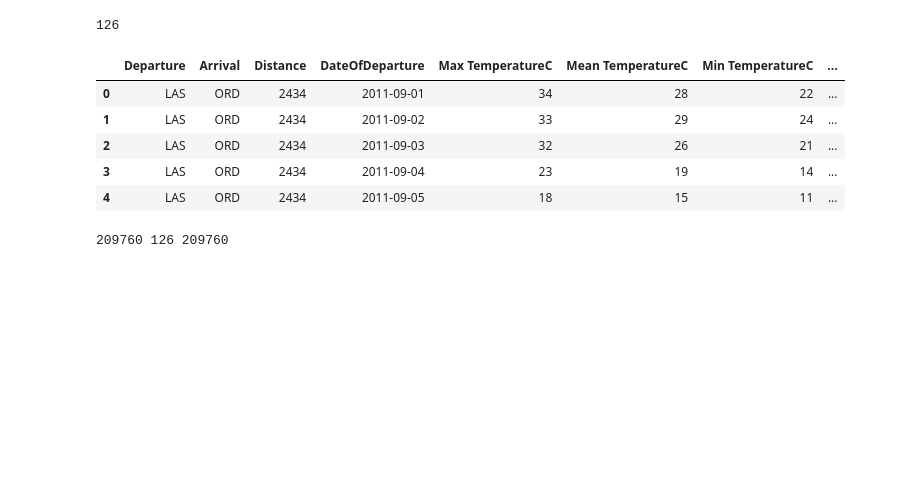
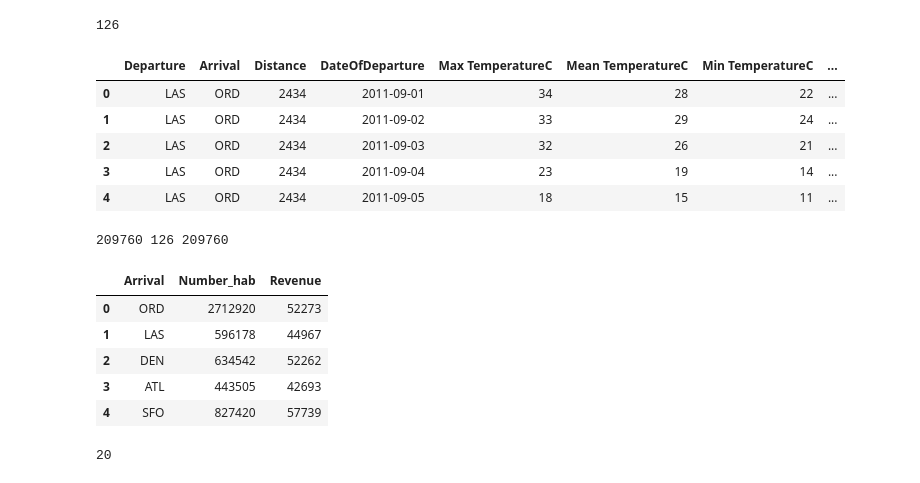
Before and after one commit to AdrienToulouse/Predicting_air_traffic, a Jupyter notebook: External_data.ipynb, the cells around one changed output. Saved outputs shown, nothing was run; the diff lists cells and outputs as text; code cells hidden in the pictures; blank space fills up the shorter version.

```diff
--- a/External_data.ipynb
+++ b/External_data.ipynb
@@ -117,0 +141,15 @@ X_ext.isnull().sum()
+# %%
+X_hab = pd.read_csv('submissions/external_data/hab_rev.csv', sep=';')
+
+X_hab.head()
+# %% [output]
+|  | Arrival | Number_hab | Revenue |
+| 0 | ORD | 2712920 | 52273 |
+| 1 | LAS | 596178 | 44967 |
+| 2 | DEN | 634542 | 52262 |
+| 3 | ATL | 443505 | 42693 |
+| 4 | SFO | 827420 | 57739 |
+# %%
+X_hab.iloc[:, 2].count()
+# %% [output]
+20
```
Also changed, not shown: parts of 8 cells of this notebook, 5 other files.
